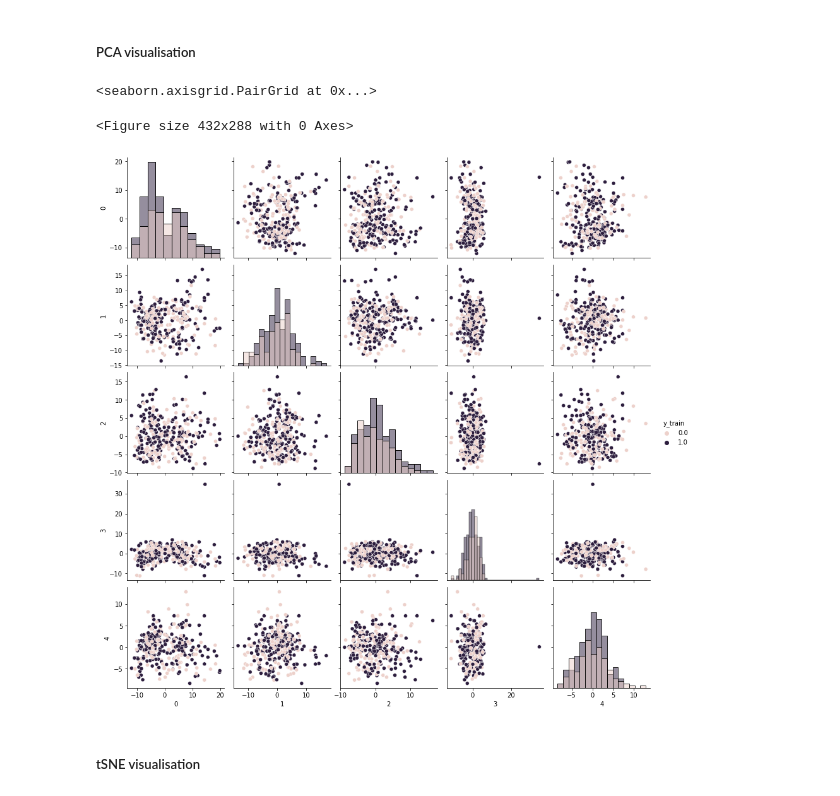
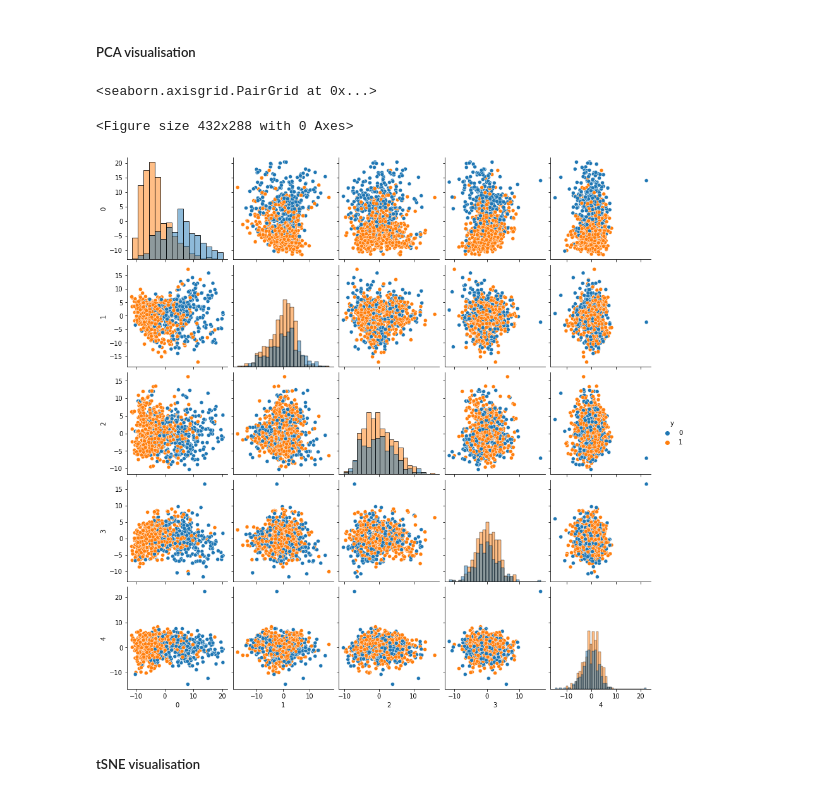
Before and after one commit to lizetdevries/Group5_assignment, a Jupyter notebook: Final_notebook.ipynb, the cells around one changed output. Saved outputs shown, nothing was run; the diff lists cells and outputs as text; code cells hidden in the pictures.

```diff
--- a/Final_notebook.ipynb
+++ b/Final_notebook.ipynb
@@ -122,31 +122,31 @@ Length: 260, dtype: float64
 # %%
 components = 5
 
 # scaler
 scaler = StandardScaler()
-X_train_scaled = scaler.fit_transform(X_train)
-X_test_scaled = scaler.transform(X_test)
+X = scaler.fit_transform(X)
 
 # train PCA on components
 pca = PCA(components)
 # fit components to data
-pca.fit(X_train_scaled)
+pca.fit(X)
 # transform train data and apply dimensionality reduction
-X_train_trans_pca = pca.transform(X_train_scaled)
-X_test_trans_pca = pca.transform(X_test_scaled)
+X_trans_pca = pca.transform(X)
+X_train_trans_pca = pca.transform(X_train)
+X_test_trans_pca = pca.transform(X_test)
 
-df_train_trans_pca = pd.DataFrame(X_train_trans_pca)
-df_y_train = pd.DataFrame({'y_train': y_train})
+df_trans_pca = pd.DataFrame(X_trans_pca)
+df_y = pd.DataFrame({'y': y})
 
-data_train_pca = df_train_trans_pca.join(df_y_train)
+data_pca = df_trans_pca.join(df_y)
 
 # Plot first 4 principal components
 plt.figure()
-sb.pairplot(data_train_pca, hue='y_train', diag_kind='hist')
+sb.pairplot(data_pca, hue='y', diag_kind='hist')
 # %% [output]
 <seaborn.axisgrid.PairGrid at 0x...>
 <Figure size 432x288 with 0 Axes>
-[figure, old version]
+[figure, new version]
 # %% [markdown]
 ##### tSNE visualisation
 # %%
```
Also changed, not shown: parts of 2 cells of this notebook, 2 other files.
